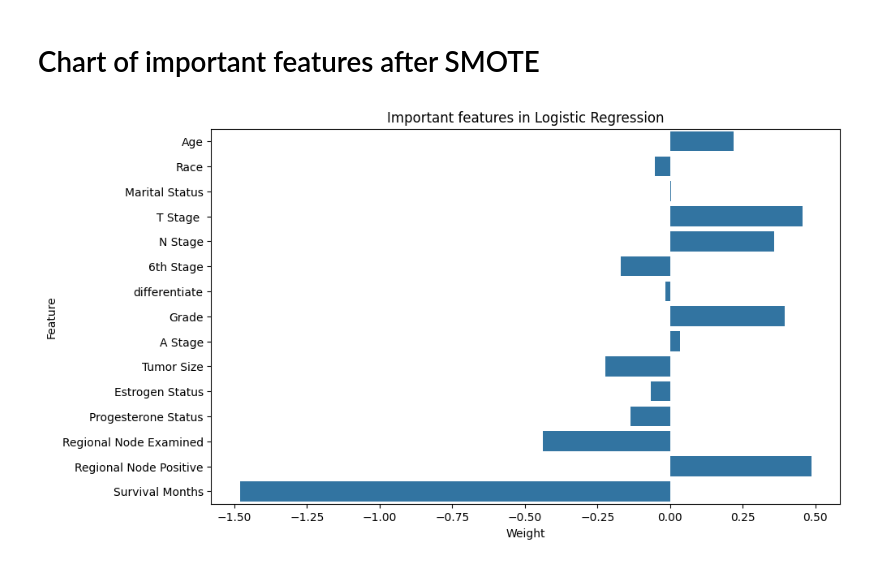
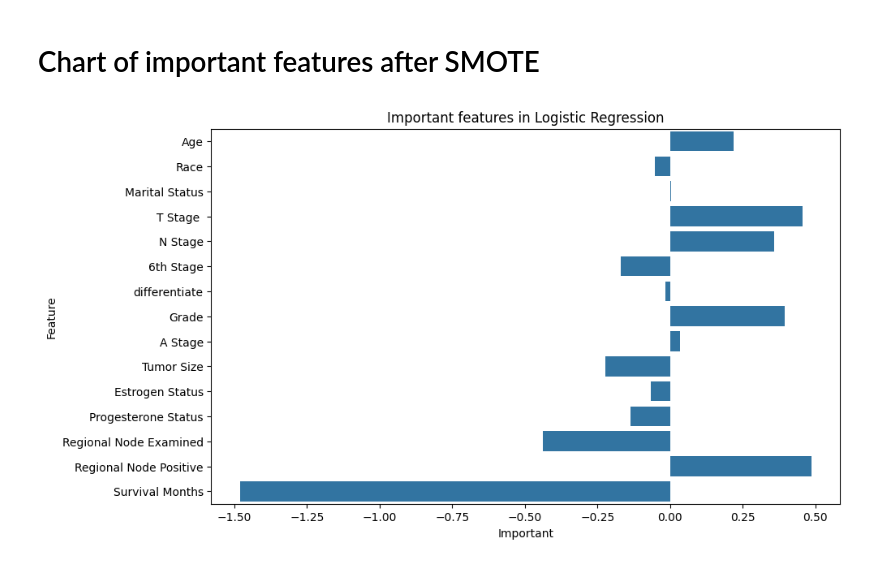
Before and after one commit to DRobbie39/MachineLearning_FinalExam, a Jupyter notebook: Logistic Regression.ipynb, the cells around one changed output. Saved outputs shown, nothing was run; the diff lists cells and outputs as text; code cells hidden in the pictures.

```diff
--- a/Logistic Regression.ipynb
+++ b/Logistic Regression.ipynb
@@ -421,13 +421,13 @@ plt.show()
 # %%
 # Calculate the importance of features
 importance = model.coef_[0]
 
 # Draw a chart
 plt.figure(figsize=(10, 6))
 sns.barplot(x=importance, y=feature_names)
 plt.title('Important features in Logistic Regression')
-plt.xlabel('Weight')
+plt.xlabel('Important')
 plt.ylabel('Feature')
 plt.show()
 # %% [output]
-[figure, old version]
+[figure, new version]
```
Also changed, not shown: parts of 1 cell of this notebook, 1 other file.
